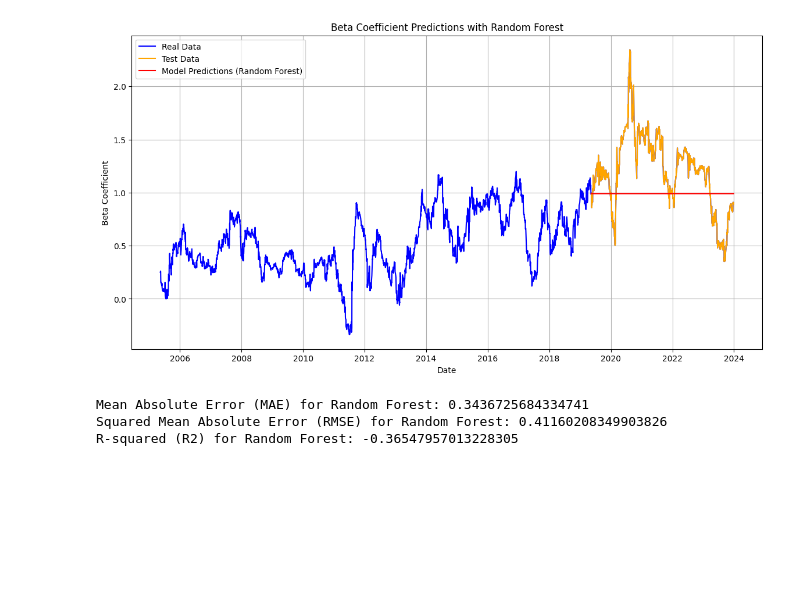
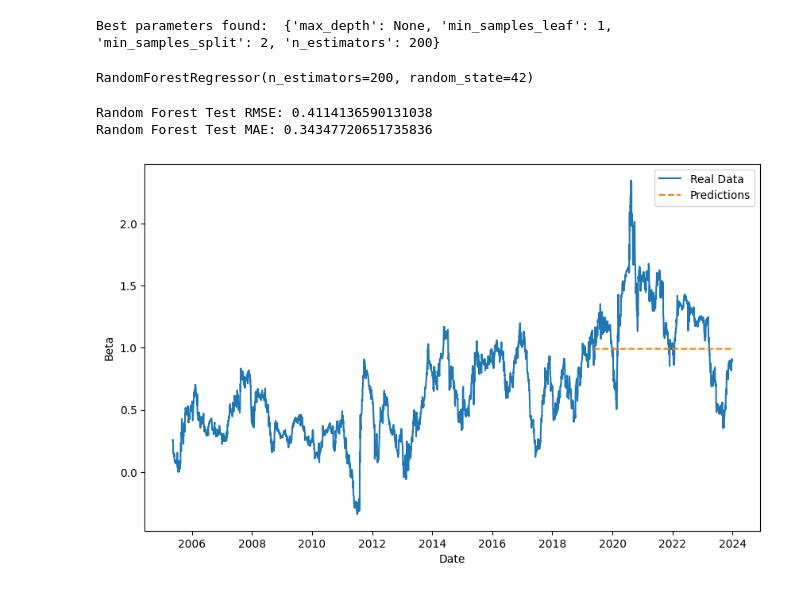
Before and after one commit to chmurzak/Beta_Coefficient_Prediction_Using_Machine_Learning, a Jupyter notebook: notebooks/model/Random_Forest_for_ccc.ipynb, the cells around one changed output. Saved outputs shown, nothing was run; the diff lists cells and outputs as text; code cells hidden in the pictures; blank space fills up the shorter version.

```diff
--- a/notebooks/model/Random_Forest_for_ccc.ipynb
+++ b/notebooks/model/Random_Forest_for_ccc.ipynb
@@ -26,0 +19,15 @@ predictions_rf = model_rf.predict(X_test)
+# %%
+# Definiowanie modelu
+model_rf = RandomForestRegressor(random_state=42)
+
+# Definiowanie siatki parametrów
+param_grid = {
+    'n_estimators': [50, 100, 200],
+    'max_depth': [None, 10, 20, 30],
+    'min_samples_split': [2, 5, 10],
+    'min_samples_leaf': [1, 2, 4]
+}
+
+# Przeprowadzenie Grid Search
+grid_search = GridSearchCV(estimator=model_rf, param_grid=param_grid, cv=3, n_jobs=-1, verbose=2)
+grid_search.fit(X_train, y_train)
@@ -27,26 +42,34 @@ predictions_rf = model_rf.predict(X_test)
+# %%
+# Najlepsze parametry
+best_params = grid_search.best_params_
+print('Best parameters found: ', best_params)
+
+# Wytrenowanie modelu na najlepszych parametrach
+best_model_rf = RandomForestRegressor(**best_params, random_state=42)
+best_model_rf.fit(X_train, y_train)
+# %% [output]
+Best parameters found:  {'max_depth': None, 'min_samples_leaf': 1, 'min_samples_split': 2, 'n_estimators': 200}
+RandomForestRegressor(n_estimators=200, random_state=42)
+# %%
+# Ocena modelu
+predictions_rf = best_model_rf.predict(X_test)
+#mse = mean_squared_error(y_test, predictions_rf, squared=False)
+rmse = mean_squared_error(y_test, predictions_rf, squared=False)
+mae = mean_absolute_error(y_test, predictions_rf)
+
+print('Random Forest Test RMSE:', rmse)
+print('Random Forest Test MAE:', mae)
+# %% [output]
+Random Forest Test RMSE: 0.4114136590131038
+Random Forest Test MAE: 0.34347720651735836
 # %%
-plt.figure(figsize=(14, 7))
-plt.plot(data['Data'], y, label='Real Data', color='blue', linewidth=1.5)
-plt.plot(data['Data'].iloc[X_test.flatten()], y_test, label='Test Data', color='orange', linewidth=1.5)
-plt.plot(data['Data'].iloc[X_test.flatten()], predictions_rf, label='Model Predictions (Random Forest)', color='red', linewidth=1.5)
-plt.title('Beta Coefficient Predictions with Random Forest')
+# Wizualizacja wyników
+plt.figure(figsize=(10, 6))
+plt.plot(data['Data'], y, label='Real Data')
+plt.plot(data['Data'][len(X_train):], predictions_rf, label='Predictions', linestyle='--')
 plt.xlabel('Date')
-plt.ylabel('Beta Coefficient')
+plt.ylabel('Beta')
 plt.legend()
-plt.grid(True)
 plt.show()
 # %% [output]
-[figure, old version]
+[figure, new version]
-# %%
-mse_rf = mean_squared_error(y_test, predictions_rf)
-mae_rf = mean_absolute_error(y_test, predictions_rf)
-rmse_rf = mean_squared_error(y_test, predictions_rf, squared=False)
-r2_rf = r2_score(y_test, predictions_rf)
-
-print("Mean Absolute Error (MAE) for Random Forest:", mae_rf)
-print("Squared Mean Absolute Error (RMSE) for Random Forest:", rmse_rf)
-print("R-squared (R2) for Random Forest:", r2_rf)
-# %% [output]
-Mean Absolute Error (MAE) for Random Forest: 0.3436725684334741
-Squared Mean Absolute Error (RMSE) for Random Forest: 0.41160208349903826
-R-squared (R2) for Random Forest: -0.36547957013228305
```
Also changed, not shown: parts of 4 cells of this notebook, 5 other files.
